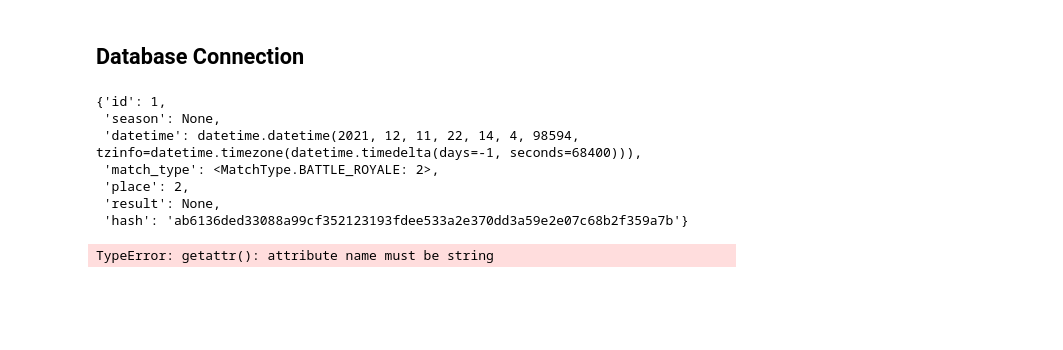
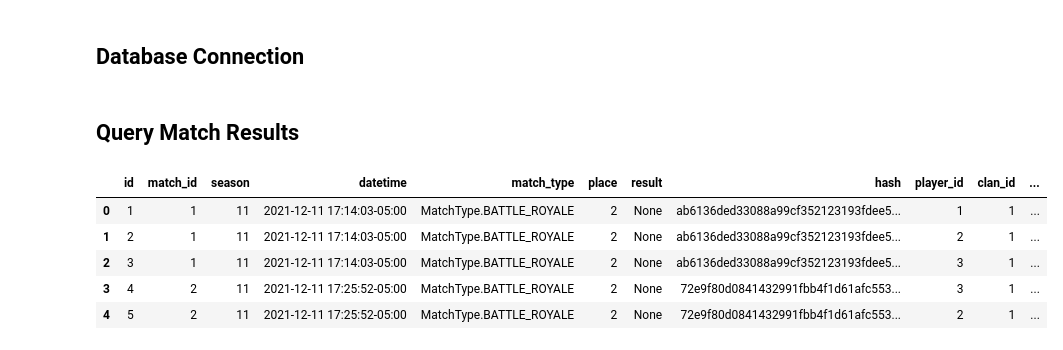
Before and after one commit to eqnguyen/apex-ocr-server, a Jupyter notebook: notebooks/data_explorer.ipynb, the cells around one changed output. Drawn from its saved outputs; the diff is of its cells as text; code cells hidden in the pictures; blank space fills up the shorter version.

```diff
--- a/notebooks/data_explorer.ipynb
+++ b/notebooks/data_explorer.ipynb
@@ -24,14 +20,0 @@ match_results = db_conn.session.query(MatchResult).all()
-# %%
-match_results[0].to_dict()
-# %% [output]
-{'id': 1,
- 'season': None,
- 'datetime': datetime.datetime(2021, 12, 11, 22, 14, 4, 98594, tzinfo=datetime.timezone(datetime.timedelta(days=-1, seconds=68400))),
- 'match_type': <MatchType.BATTLE_ROYALE: 2>,
- 'place': 2,
- 'result': None,
- 'hash': 'ab6136ded33088a99cf352123193fdee533a2e370dd3a59e2e07c68b2f359a7b'}
-# %%
-match_results
-# %% [output]
-TypeError: getattr(): attribute name must be string
@@ -37,0 +24,2 @@ TypeError: getattr(): attribute name must be string
+# %% [markdown]
+## Query Match Results
@@ -37,0 +30,28 @@ TypeError: getattr(): attribute name must be string
+# %%
+ccc_pmr_df = pd.DataFrame()
+
+for pmr in PlayerMatchResult.get_by_clan_tag(session, "ccc"):
+    ccc_pmr_df = pd.concat(
+        [ccc_pmr_df, pd.DataFrame(pmr.to_dict(), index=[0])], ignore_index=True
+    )
+
+ccc_pmr_df.sort_values(by="datetime", inplace=True)
+
+ccc_pmr_dict = {}
+for player in ccc_players:
+    ccc_pmr_dict[player.name] = ccc_pmr_df[ccc_pmr_df["player_id"] == player.id].copy()
+    ccc_pmr_dict[player.name]["kills_cumsum"] = ccc_pmr_dict[player.name]["kills"].cumsum()
+    ccc_pmr_dict[player.name]["assists_cumsum"] = ccc_pmr_dict[player.name]["assists"].cumsum()
+    ccc_pmr_dict[player.name]["knockdowns_cumsum"] = ccc_pmr_dict[player.name]["knockdowns"].cumsum()
+    ccc_pmr_dict[player.name]["damage_cumsum"] = ccc_pmr_dict[player.name]["damage"].cumsum()
+    ccc_pmr_dict[player.name]["revives_cumsum"] = ccc_pmr_dict[player.name]["revives"].cumsum()
+    ccc_pmr_dict[player.name]["respawns_cumsum"] = ccc_pmr_dict[player.name]["respawns"].cumsum()
+
+ccc_pmr_df.head()
+# %% [output]
+|  | id | match_id | season | datetime | match_type | place | result | hash | player_id | clan_id | ... |
+| 0 | 1 | 1 | 11 | 2021-12-11 17:14:03-05:00 | MatchType.BATTLE_ROYALE | 2 | None | ab6136ded33088a99cf352123193fdee5... | 1 | 1 | ... |
+| 1 | 2 | 1 | 11 | 2021-12-11 17:14:03-05:00 | MatchType.BATTLE_ROYALE | 2 | None | ab6136ded33088a99cf352123193fdee5... | 2 | 1 | ... |
+| 2 | 3 | 1 | 11 | 2021-12-11 17:14:03-05:00 | MatchType.BATTLE_ROYALE | 2 | None | ab6136ded33088a99cf352123193fdee5... | 3 | 1 | ... |
+| 3 | 4 | 2 | 11 | 2021-12-11 17:25:52-05:00 | MatchType.BATTLE_ROYALE | 2 | None | 72e9f80d0841432991fbb4f1d61afc553... | 3 | 1 | ... |
+| 4 | 5 | 2 | 11 | 2021-12-11 17:25:52-05:00 | MatchType.BATTLE_ROYALE | 2 | None | 72e9f80d0841432991fbb4f1d61afc553... | 2 | 1 | ... |
```
Also changed, not shown: parts of 13 cells of this notebook.
